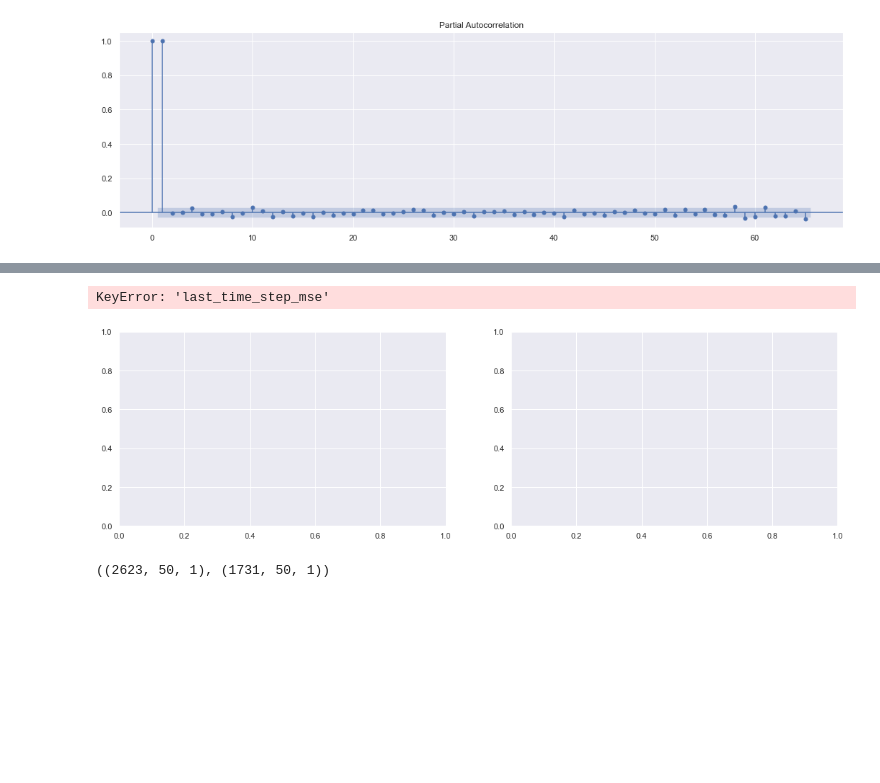
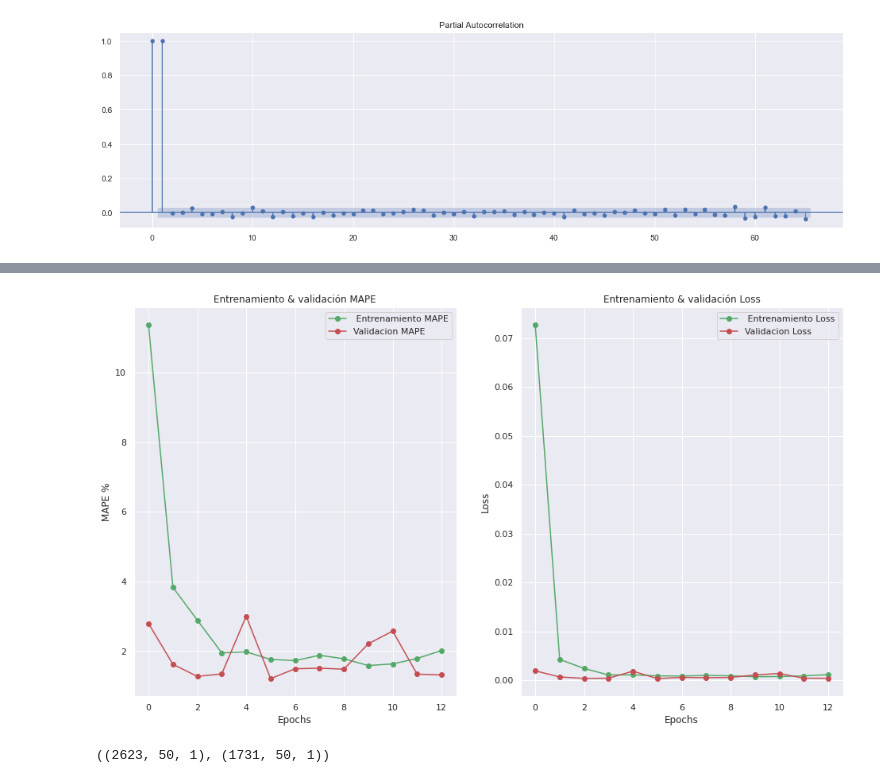
Before and after one commit to CamiloCorredor/Euro-Dolar, a Jupyter notebook: LSTM_Keras.ipynb, the cells around one changed output, grey strips where cells are left out. Cells and saved outputs as stored; diff of their text form; code cells hidden in the pictures; blank space fills up the shorter version.

Commit message:
Early_Stopping

```diff
--- a/LSTM_Keras.ipynb
+++ b/LSTM_Keras.ipynb
@@ -103,6 +101,9 @@ def vis_res_MAPE(history, x = int):
 # %%
 def last_time_step_mse(Y_true, Y_pred):
     return keras.metrics.mean_squared_error(Y_true[:, -1], Y_pred[:, -1])
+# %%
+def last_time_step_mape(Y_true, Y_pred):
+    return keras.metrics.mean_absolute_percentage_error(Y_true[:, -1], Y_pred[:, -1])
 # %%
 def hndl_trn_prdct(train_predict):
     vec_train = []
@@ -193,6 +183,6 @@ path_model = '/home/camilocorredor/Documents/Data_Science_Projects/Euro_Dolar/Mo
 # %%
-#df = pd.read_csv('/content/sample_data/EURUSD_01-05_01-22.csv', sep = ';') ## Ruta para carga de datos desde Google Colab
-df = pd.read_csv('/home/camilocorredor/Documents/Data_Science_Projects/Euro_Dolar/Data/EURUSD_01-05_01-22.csv', sep = ';')
+df = pd.read_csv('/content/Euro-Dolar/Data/EURUSD_01-05_01-22.csv', sep = ';') ## Ruta para carga de datos desde Google Colab
+#df = pd.read_csv('/home/camilocorredor/Documents/Data_Science_Projects/Euro_Dolar/Data/EURUSD_01-05_01-22.csv', sep = ';')
 #df = df[['Fecha', 'Último']]
 
 
@@ -425,9 +407,8 @@ model_01.add(Dense(1))
 
 model_01.compile(loss='mean_squared_error',
                 optimizer='adam',
-                metrics = [tf.keras.metrics.mean_absolute_percentage_error]
+                metrics = [last_time_step_mape]
                 )
-
 
 
 ##Metrica en el último dato del vector
@@ -437,7 +430,7 @@ model_01.compile(loss='mean_squared_error',
 # %%
 history_01 = model_01.fit(X_train, Y_train,
                           validation_data=(x_valid, y_valid),
-                          epochs = 2,batch_size = 32,
-                          callbacks = [checkpoint, early_stopping],
+                          epochs = 50,batch_size = 32,
+                          callbacks = [callback_early],
                           verbose=1)
 # %% [output]
@@ -449,8 +454,7 @@ Epoch 2/2
 # %%
-vis_res_MAPE(history_01, 2)
+vis_res_MAPE(history_01, 13)
 # %% [output]
-KeyError: 'last_time_step_mse'
-[figure, old version]
+[figure, new version]
 # %%
 X_train.shape, x_test.shape
 # %% [output]
```
Also changed, not shown: parts of 17 cells of this notebook.
